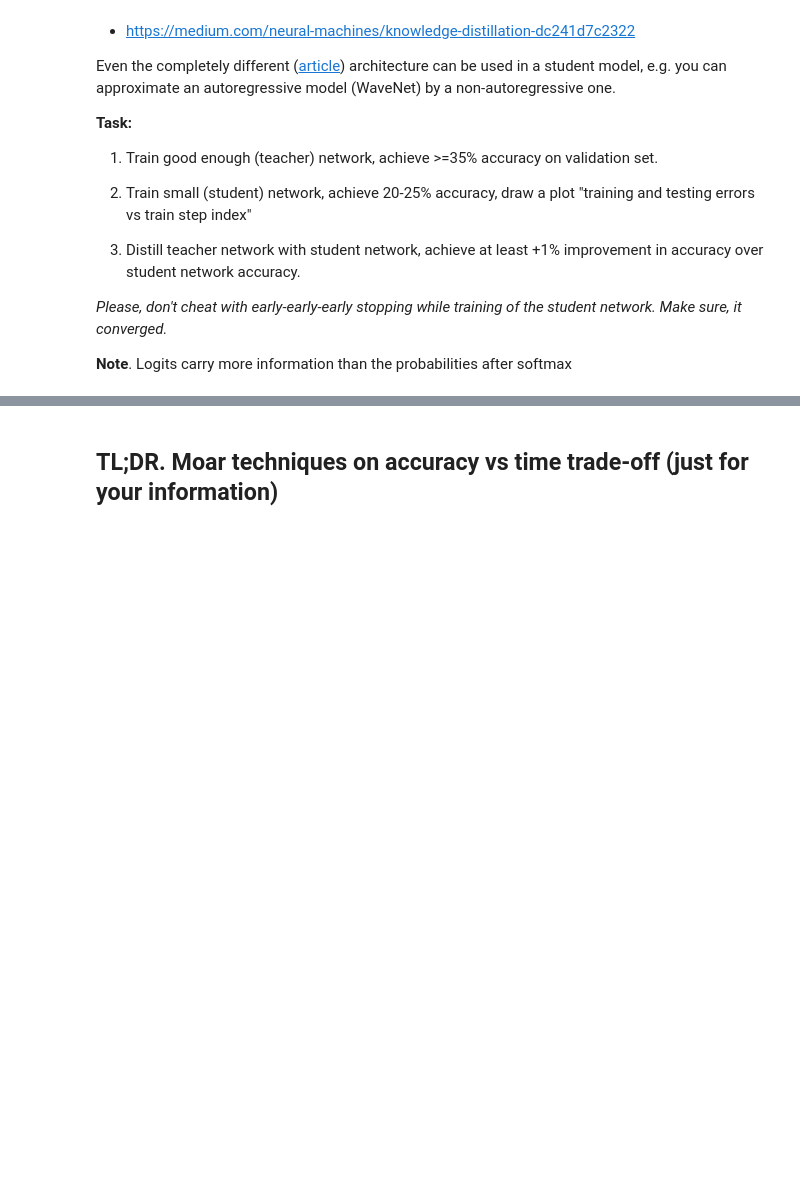
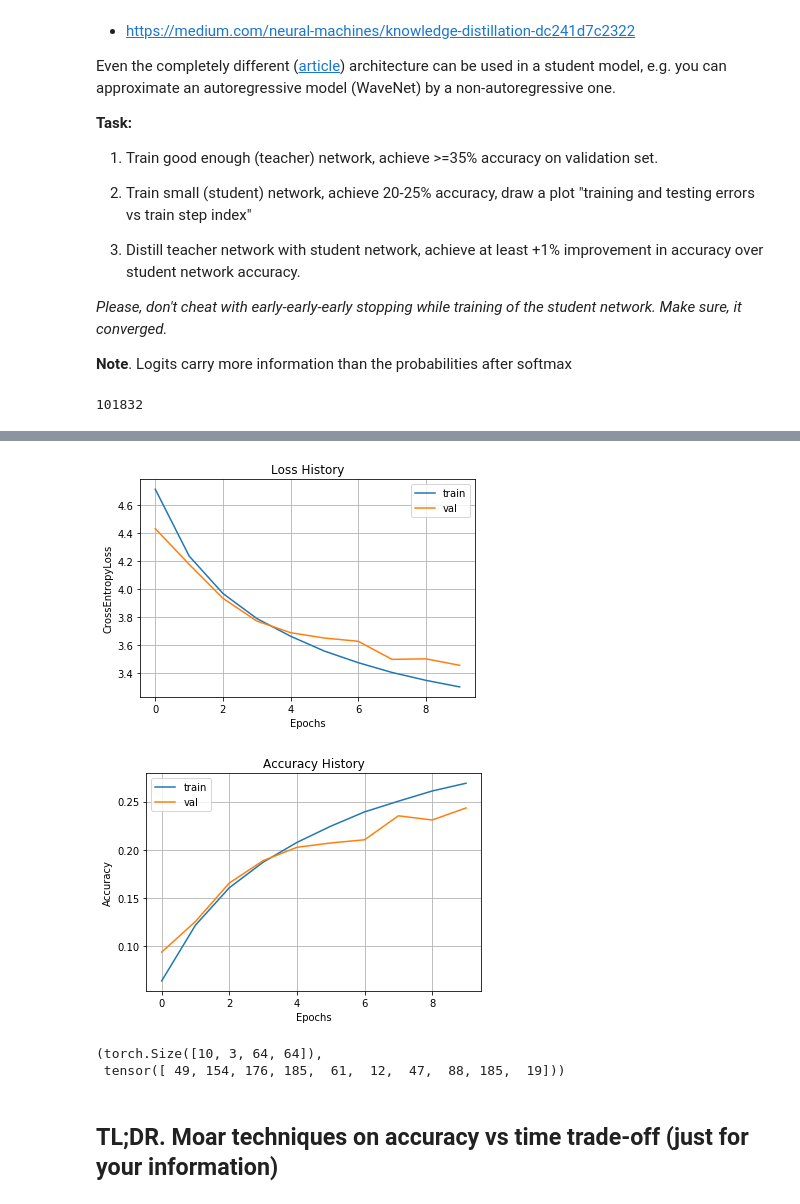
Before and after one commit to svl96/Practical_DL, a Jupyter notebook: homework02/homework_advanced.ipynb, the cells around one changed output, grey strips where cells are left out. Saved outputs shown, nothing was run; the diff lists cells and outputs as text; code cells hidden in the pictures; blank space fills up the shorter version.

```diff
--- a/homework02/homework_advanced.ipynb
+++ b/homework02/homework_advanced.ipynb
@@ -179,0 +185,42 @@ _Please, don't cheat with early-early-early stopping while training of the stude
+# %%
+def get_small_model(cin=3, cout=200, base=64, softmax=True):
+    return nn.Sequential(
+        conv(cin, base), # 3, 64, 64 -> 64*32*32
+        conv(base, base*2), # 64, 32, 32 -> 128*16*16
+        nn.AdaptiveAvgPool2d(output_size=(1,1)),
+        nn.Flatten(),
+        nn.Linear(128, 200),
+        nn.LogSoftmax(dim=1)
+    )
+# %%
+class ArgsWrapper:
+    def __init__(self):
+        self.save_file = ''
+        self.epochs = 20
+        self.batch = 400
+        self.checkpoint = -1
+        self.opt_lr = 0.001
+        self.batch_count = 1
+        self.plot_hist = True
+        self.pretrained = False
+        self.memory_usage = False
+        self.num_workers = 4
+        self.stop_accuracy = 0.4
+# %%
+from train import run_training
+
+def main(pretrained=True, epochs=5):
+    args = ArgsWrapper()
+    # profiler.reset()
+
+    model = get_small_model()
+
+    run_training(model, args)
+# %%
+sm = get_small_model()
+sum(p.numel() for p in sm.parameters())
+# %% [output]
+101832
+# %%
+main()
+# %% [output]
@@ -179,0 +242,7 @@ _Please, don't cheat with early-early-early stopping while training of the stude
+[figure, added]
+[figure, added]
+# %%
+img.shape, target
+# %% [output]
+(torch.Size([10, 3, 64, 64]),
+ tensor([ 49, 154, 176, 185,  61,  12,  47,  88, 185,  19]))
```
Also changed, not shown: parts of 3 cells of this notebook, 3 other files.
